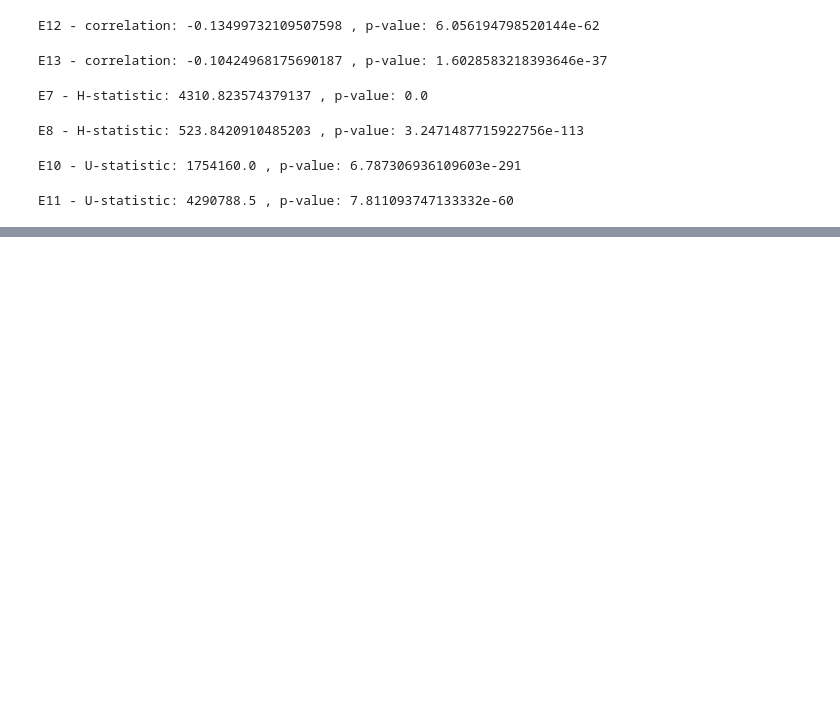
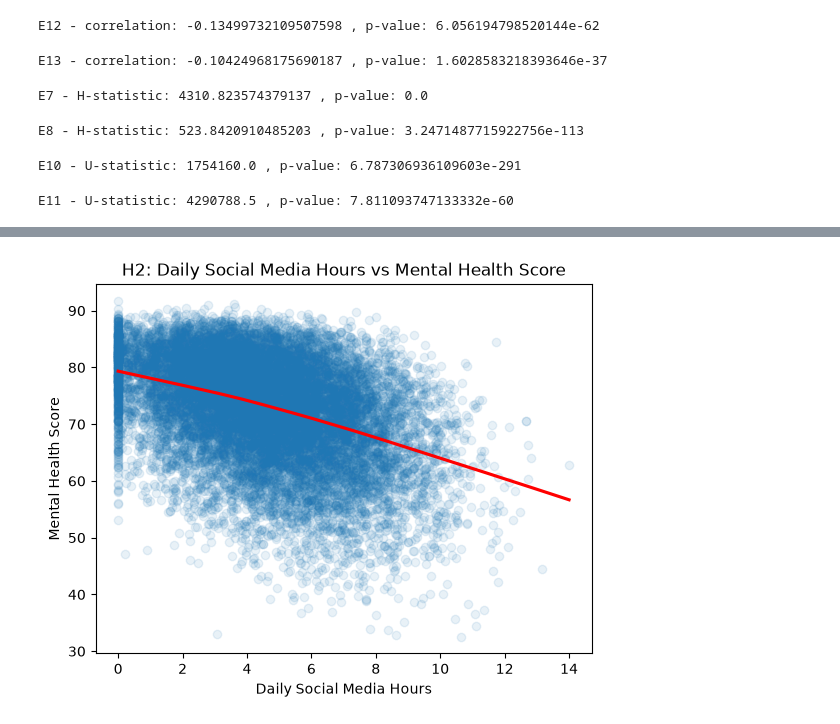
Before and after one commit to parthsharmaww-ai/student-ai-socialmedia-impact, a Jupyter notebook: notebooks/02_hypothesis_testing.ipynb, the cells around one changed output, grey strips where cells are left out. Drawn from its saved outputs; the diff is of its cells as text; code cells hidden in the pictures; blank space fills up the shorter version.

```diff
--- a/notebooks/02_hypothesis_testing.ipynb
+++ b/notebooks/02_hypothesis_testing.ipynb
@@ -140,0 +172,9 @@ E11 - U-statistic: 4290788.5 , p-value: 7.811093747133332e-60
+# %%
+sns.regplot(x='Daily_Social_Media_Hours', y='Mental_Health_Score', data=df,
+            scatter_kws={'alpha': 0.1}, lowess=True, line_kws={'color': 'red'})
+plt.title('H2: Daily Social Media Hours vs Mental Health Score')
+plt.xlabel('Daily Social Media Hours')
+plt.ylabel('Mental Health Score')
+plt.show()
+# %% [output]
+[figure, added]
```
Also changed, not shown: parts of 8 cells of this notebook.
